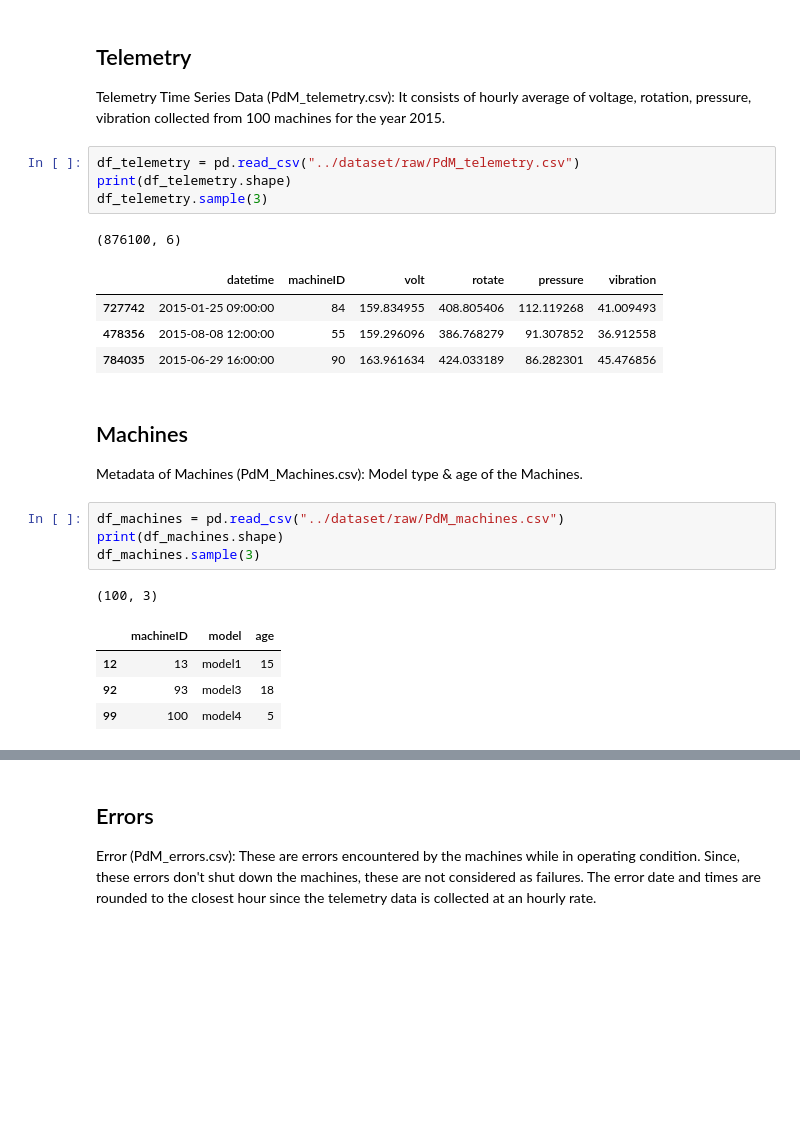
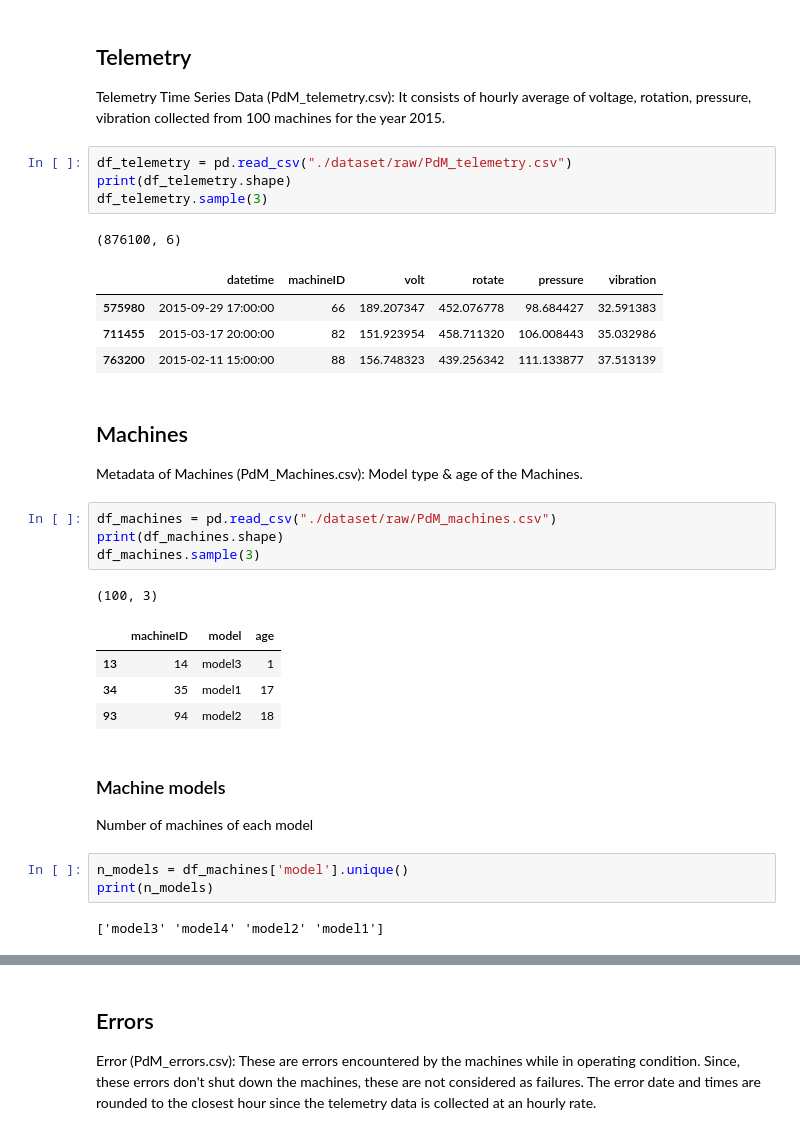
Before and after one commit to RafaelSilvaGodoy/PO235-previsao-falhas, a Jupyter notebook: scripts/etl.ipynb, the cells around one changed output, grey strips where cells are left out. Drawn from its saved outputs; the diff is of its cells as text; blank space fills up the shorter version.

```diff
--- a/scripts/etl.ipynb
+++ b/scripts/etl.ipynb
@@ -10,26 +12,35 @@ import pandas as pd
 
 Telemetry Time Series Data (PdM_telemetry.csv): It consists of hourly average of voltage, rotation, pressure, vibration collected from 100 machines for the year 2015.
 # %%
-df_telemetry = pd.read_csv("../dataset/raw/PdM_telemetry.csv")
+df_telemetry = pd.read_csv("./dataset/raw/PdM_telemetry.csv")
 print(df_telemetry.shape)
 df_telemetry.sample(3)
 # %% [output]
 (876100, 6)
 |  | datetime | machineID | volt | rotate | pressure | vibration |
-| 727742 | 2015-01-25 09:00:00 | 84 | 159.834955 | 408.805406 | 112.119268 | 41.009493 |
-| 478356 | 2015-08-08 12:00:00 | 55 | 159.296096 | 386.768279 | 91.307852 | 36.912558 |
-| 784035 | 2015-06-29 16:00:00 | 90 | 163.961634 | 424.033189 | 86.282301 | 45.476856 |
+| 575980 | 2015-09-29 17:00:00 | 66 | 189.207347 | 452.076778 | 98.684427 | 32.591383 |
+| 711455 | 2015-03-17 20:00:00 | 82 | 151.923954 | 458.711320 | 106.008443 | 35.032986 |
+| 763200 | 2015-02-11 15:00:00 | 88 | 156.748323 | 439.256342 | 111.133877 | 37.513139 |
 # %% [markdown]
 ## Machines
 
 Metadata of Machines (PdM_Machines.csv): Model type & age of the Machines.
 # %%
-df_machines = pd.read_csv("../dataset/raw/PdM_machines.csv")
+df_machines = pd.read_csv("./dataset/raw/PdM_machines.csv")
 print(df_machines.shape)
 df_machines.sample(3)
 # %% [output]
 (100, 3)
 |  | machineID | model | age |
-| 12 | 13 | model1 | 15 |
-| 92 | 93 | model3 | 18 |
-| 99 | 100 | model4 | 5 |
+| 13 | 14 | model3 | 1 |
+| 34 | 35 | model1 | 17 |
+| 93 | 94 | model2 | 18 |
+# %% [markdown]
+### Machine models
+
+Number of machines of each model
+# %%
+n_models = df_machines['model'].unique()
+print(n_models)
+# %% [output]
+['model3' 'model4' 'model2' 'model1']
```
Also changed, not shown: parts of 27 cells of this notebook.
